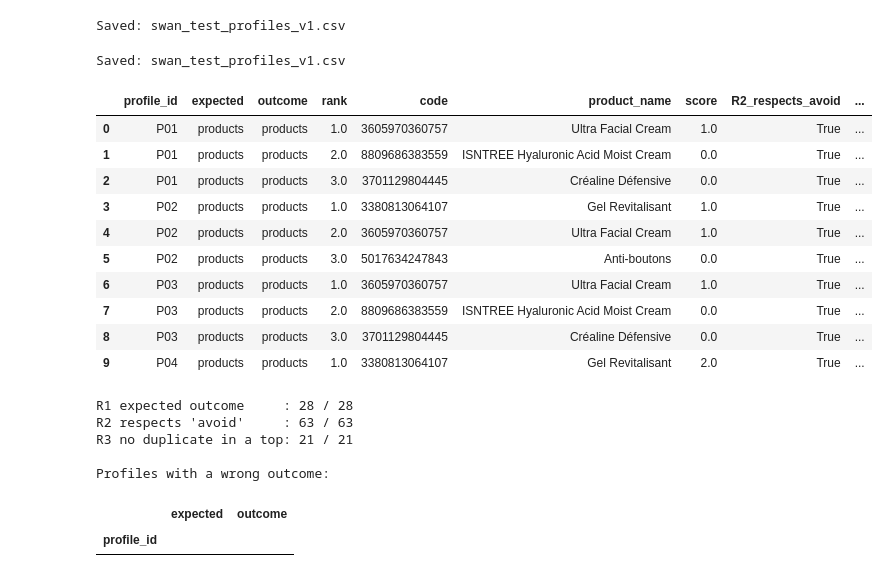
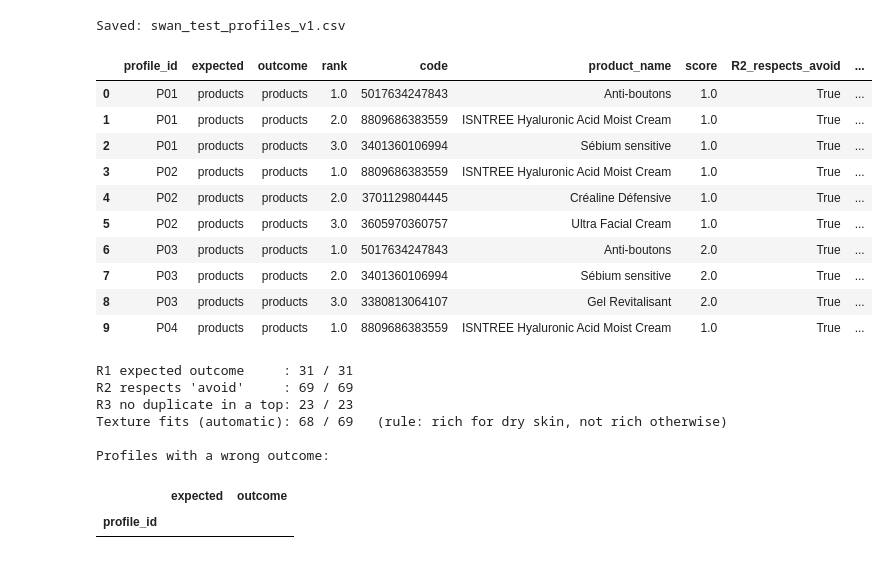
Before and after one commit to imanemoujahid00-oss/Swan, a Jupyter notebook: notebooks/loredana_questionnaire_v2_mvp.ipynb, the cells around one changed output. Saved outputs shown, nothing was run; the diff lists cells and outputs as text; code cells hidden in the pictures.

```diff
--- a/notebooks/loredana_questionnaire_v2_mvp.ipynb
+++ b/notebooks/loredana_questionnaire_v2_mvp.ipynb
@@ -378,49 +408,53 @@ print("Columns missing in the catalogue:", [column for column in contract if col
 # %% [output]
 Columns missing in the catalogue: []
 # %%
-def needs_referral(profile):
-    """True if we must refer the person instead of recommending products."""
+def profile_outcome(profile):
+    """'out of scope', 'referral' or 'eligible', in the order of the questionnaire."""
     if profile["is_adult"] == False:
-        return True
+        return "referral"                  # Meet 26/10: under 18 = referral
     elif profile["concern"] != "acne_prone":
-        return True
+        return "out of scope"              # not a medical referral: Swan only covers acne-prone skin
     elif profile["blemish_level"] >= BLEMISH_REFERRAL_LEVEL:
-        return True
+        return "referral"
     elif len(profile["referral_flags"]) > 0:
-        return True
+        return "referral"
     else:
-        return False
+        return "eligible"
 
 def eligible_products(profile, catalogue):
     """In-scope products left after the 'avoid' answers."""
     selected = catalogue[catalogue["in_scope"]]
-    if "fragrance" in profile["avoid"]:
+    avoid = profile.get("avoid", [])        # Q7 is optional: default = nothing to avoid
+    if "fragrance" in avoid:
         selected = selected[~selected["has_parfum"]]
         if AVOID_FRAGRANCE_INCLUDES_ALLERGENS:
             selected = selected[~selected["has_fragrance_allergen"]]
-    if "essential_oils" in profile["avoid"]:
+    if "essential_oils" in avoid:
         selected = selected[~selected["has_essential_oil"]]
     return selected
 
 def simple_score(profile, selected):
     """PLACEHOLDER score — Loubna's score will replace it (T15). Each point has a reason."""
     score = selected["has_acne_active"].astype(int) - selected["is_anti_ageing"].astype(int)
-    if profile["reactivity"] == True:
+    if profile["reactivity"] == True:                     # fragrance ranked lower, not removed (removal = Q7)
         score = score - selected["has_parfum"].astype(int) - selected["has_essential_oil"].astype(int)
-    if profile["skin_type"] in ["oily", "combination"]:
+    if profile["skin_type"] in LIGHT_SKIN_TYPES:          # light preferred, rich ranked lower (not removed)
         score = score + selected["is_light"].astype(int) - selected["is_rich"].astype(int)
     elif profile["skin_type"] == "dry":
         score = score + selected["is_rich"].astype(int)
     return score
 
 def recommend(profile, catalogue):
-    """Answers -> 'referral', 'not enough products', or the top moisturizers."""
-    if needs_referral(profile):
-        return "referral"
+    """Answers -> 'out of scope', 'referral', 'not enough products', or the top moisturizers."""
+    outcome = profile_outcome(profile)
+    if outcome != "eligible":
+        return outcome
     selected = eligible_products(profile, catalogue).copy()
+    selected["score"] = simple_score(profile, selected)
+    selected = selected.sort_values(["score", "coverage"], ascending=False)
+    selected = selected.drop_duplicates("name_brand")      # the same product never twice in a top 3
     if len(selected) < NB_ROUTINE_PRODUCT:
         return "not enough products"
-    selected["score"] = simple_score(profile, selected)
-    return selected.sort_values(["score", "coverage"], ascending=False).head(NB_ROUTINE_PRODUCT)
+    return selected.head(NB_ROUTINE_PRODUCT)
 # %% [markdown]
 ## Test some testing profiles
@@ -507,48 +588,45 @@ to_save.to_csv("../raw_data/swan_test_profiles_v1.csv", index=False)
 print("Saved: swan_test_profiles_v1.csv")
 # %% [output]
 Saved: swan_test_profiles_v1.csv
-# %%
-to_save = profiles_table.copy()
-to_save["avoid"] = to_save["avoid"].apply("+".join)                     # ['fragrance', 'essential_oils'] -> 'fragrance+essential_oils'
-to_save["referral_flags"] = to_save["referral_flags"].apply("+".join)   # [] -> '' (empty)
-to_save.to_csv("../raw_data/swan_test_profiles_v1.csv", index=False)
-print("Saved: swan_test_profiles_v1.csv")
-# %% [output]
-Saved: swan_test_profiles_v1.csv
 # %%
 result_rows = []
 for profile in profiles:
     result = recommend(profile, moist)
     if type(result) == str:
         result_rows.append({"profile_id": profile["profile_id"], "expected": profile["expected"], "outcome": result})
     else:
         rank = 1
         for _, product in result.iterrows():           # one loop turn per recommended product (row)
             respects_avoid = True
             if "fragrance" in profile["avoid"] and product["has_parfum"]:
                 respects_avoid = False
             if "essential_oils" in profile["avoid"] and product["has_essential_oil"]:
                 respects_avoid = False
+            if profile["skin_type"] == "dry":
+                texture_ok = product["is_rich"]
+            else:
+                texture_ok = not product["is_rich"]
             result_rows.append({"profile_id": profile["profile_id"], "expected": profile["expected"], "outcome": "products",
                                 "rank": rank, "code": product["code"], "product_name": product["product_name"],
                                 "score": product["score"], "R2_respects_avoid": respects_avoid,
+                                "expected_traits": profile["expected_traits"], "texture_ok": texture_ok,
                                 "R4_face_moisturizer": "", "R5_texture_fits": "", "comment": ""})
             rank = rank + 1
 
 results = pd.DataFrame(result_rows)
 results.head(10)
 # %% [output]
 |  | profile_id | expected | outcome | rank | code | product_name | score | R2_respects_avoid | ... |
-| 0 | P01 | products | products | 1.0 | 3605970360757 | Ultra Facial Cream | 1.0 | True | ... |
-| 1 | P01 | products | products | 2.0 | 8809686383559 | ISNTREE Hyaluronic Acid Moist Cream | 0.0 | True | ... |
-| 2 | P01 | products | products | 3.0 | 3701129804445 | Créaline Défensive | 0.0 | True | ... |
-| 3 | P02 | products | products | 1.0 | 3380813064107 | Gel Revitalisant | 1.0 | True | ... |
-| 4 | P02 | products | products | 2.0 | 3605970360757 | Ultra Facial Cream | 1.0 | True | ... |
-| 5 | P02 | products | products | 3.0 | 5017634247843 | Anti-boutons | 0.0 | True | ... |
-| 6 | P03 | products | products | 1.0 | 3605970360757 | Ultra Facial Cream | 1.0 | True | ... |
-| 7 | P03 | products | products | 2.0 | 8809686383559 | ISNTREE Hyaluronic Acid Moist Cream | 0.0 | True | ... |
-| 8 | P03 | products | products | 3.0 | 3701129804445 | Créaline Défensive | 0.0 | True | ... |
-| 9 | P04 | products | products | 1.0 | 3380813064107 | Gel Revitalisant | 2.0 | True | ... |
+| 0 | P01 | products | products | 1.0 | 5017634247843 | Anti-boutons | 1.0 | True | ... |
+| 1 | P01 | products | products | 2.0 | 8809686383559 | ISNTREE Hyaluronic Acid Moist Cream | 1.0 | True | ... |
+| 2 | P01 | products | products | 3.0 | 3401360106994 | Sébium sensitive | 1.0 | True | ... |
+| 3 | P02 | products | products | 1.0 | 8809686383559 | ISNTREE Hyaluronic Acid Moist Cream | 1.0 | True | ... |
+| 4 | P02 | products | products | 2.0 | 3701129804445 | Créaline Défensive | 1.0 | True | ... |
+| 5 | P02 | products | products | 3.0 | 3605970360757 | Ultra Facial Cream | 1.0 | True | ... |
+| 6 | P03 | products | products | 1.0 | 5017634247843 | Anti-boutons | 2.0 | True | ... |
+| 7 | P03 | products | products | 2.0 | 3401360106994 | Sébium sensitive | 2.0 | True | ... |
+| 8 | P03 | products | products | 3.0 | 3380813064107 | Gel Revitalisant | 2.0 | True | ... |
+| 9 | P04 | products | products | 1.0 | 8809686383559 | ISNTREE Hyaluronic Acid Moist Cream | 1.0 | True | ... |
 # %%
 outcome_per_profile = results.groupby("profile_id")[["expected", "outcome"]].first()
 print("R1 expected outcome     :", (outcome_per_profile["expected"] == outcome_per_profile["outcome"]).sum(), "/", len(outcome_per_profile))
@@ -556,14 +634,16 @@ print("R1 expected outcome     :", (outcome_per_profile["expected"] == outcome_p
 products = results[results["outcome"] == "products"]
 print("R2 respects 'avoid'     :", products["R2_respects_avoid"].sum(), "/", len(products))
 print("R3 no duplicate in a top:", (products.groupby("profile_id")["code"].nunique() == NB_ROUTINE_PRODUCT).sum(), "/", products["profile_id"].nunique())
+print("Texture fits (automatic):", products["texture_ok"].sum(), "/", len(products), "  (rule: rich for dry skin, not rich otherwise)")
 
 print()
 print("Profiles with a wrong outcome:")
 outcome_per_profile[outcome_per_profile["expected"] != outcome_per_profile["outcome"]]
 # %% [output]
-R1 expected outcome     : 28 / 28
-R2 respects 'avoid'     : 63 / 63
-R3 no duplicate in a top: 21 / 21
+R1 expected outcome     : 31 / 31
+R2 respects 'avoid'     : 69 / 69
+R3 no duplicate in a top: 23 / 23
+Texture fits (automatic): 68 / 69   (rule: rich for dry skin, not rich otherwise)
 
 Profiles with a wrong outcome:
 |  | expected | outcome |
```
Also changed, not shown: parts of 20 cells of this notebook, 4 other files.
